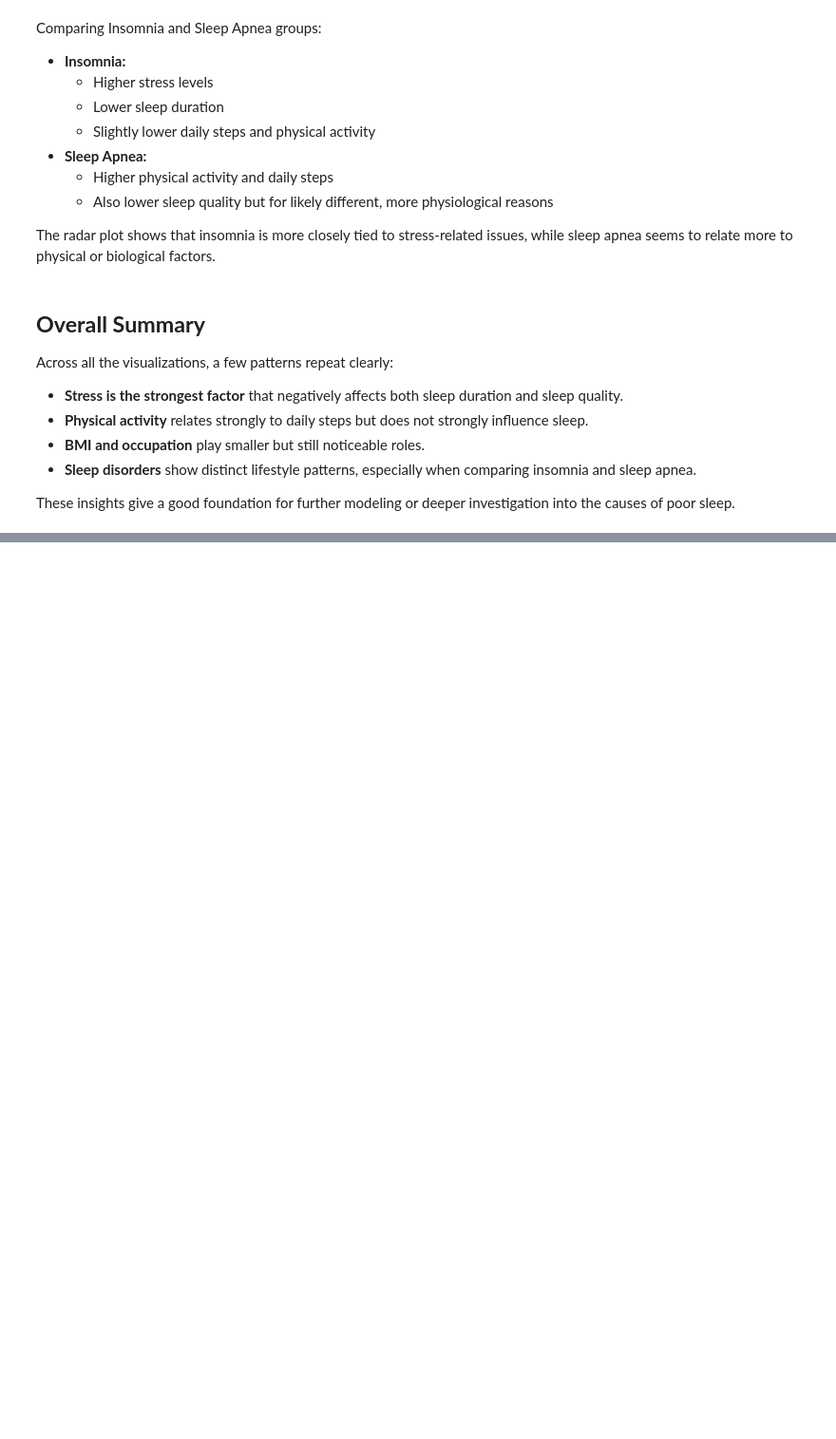
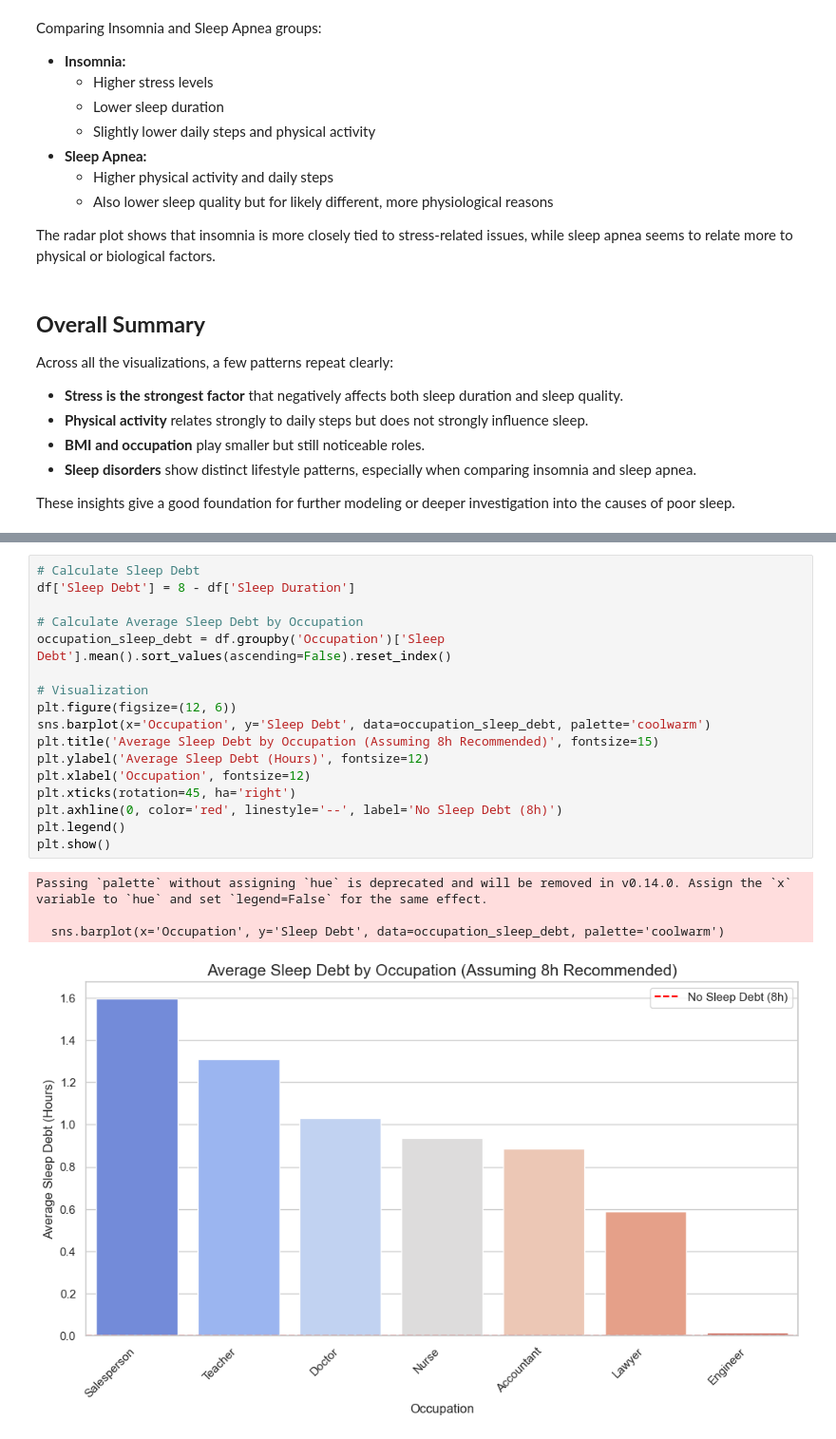
Before and after one commit to cjyaddone/ECE-143-Project, a Jupyter notebook: EDA.ipynb, the cells around one changed output, grey strips where cells are left out. Shown at 95% size. Saved outputs shown, nothing was run; the diff lists cells and outputs as text; blank space fills up the shorter version.

Commit message:
feat: analyze the correlation between occupation and sleep quality

```diff
--- a/EDA.ipynb
+++ b/EDA.ipynb
@@ -328,0 +334,22 @@ These insights give a good foundation for further modeling or deeper investigati
+# %%
+# Calculate Sleep Debt
+df['Sleep Debt'] = 8 - df['Sleep Duration']
+
+# Calculate Average Sleep Debt by Occupation
+occupation_sleep_debt = df.groupby('Occupation')['Sleep Debt'].mean().sort_values(ascending=False).reset_index()
+
+# Visualization
+plt.figure(figsize=(12, 6))
+sns.barplot(x='Occupation', y='Sleep Debt', data=occupation_sleep_debt, palette='coolwarm')
+plt.title('Average Sleep Debt by Occupation (Assuming 8h Recommended)', fontsize=15)
+plt.ylabel('Average Sleep Debt (Hours)', fontsize=12)
+plt.xlabel('Occupation', fontsize=12)
+plt.xticks(rotation=45, ha='right')
+plt.axhline(0, color='red', linestyle='--', label='No Sleep Debt (8h)')
+plt.legend()
+plt.show()
+# %% [output]
+Passing `palette` without assigning `hue` is deprecated and will be removed in v0.14.0. Assign the `x` variable to `hue` and set `legend=False` for the same effect.
+
+  sns.barplot(x='Occupation', y='Sleep Debt', data=occupation_sleep_debt, palette='coolwarm')
+[figure, added]
```
Also changed, not shown: parts of 22 cells of this notebook, 2 other files.
